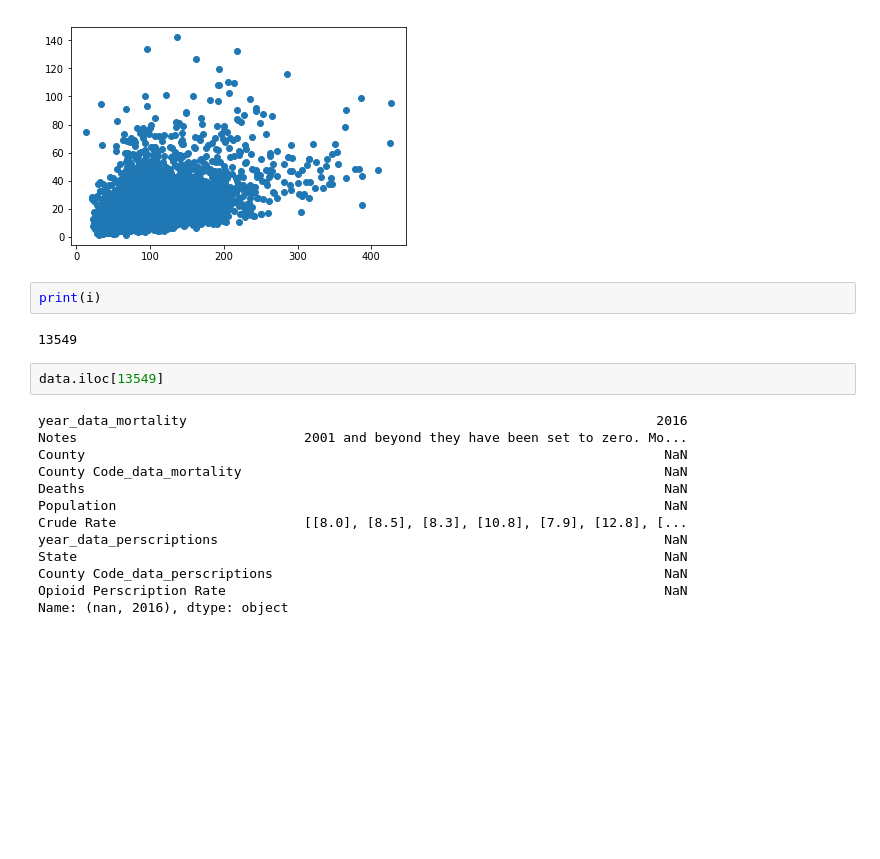
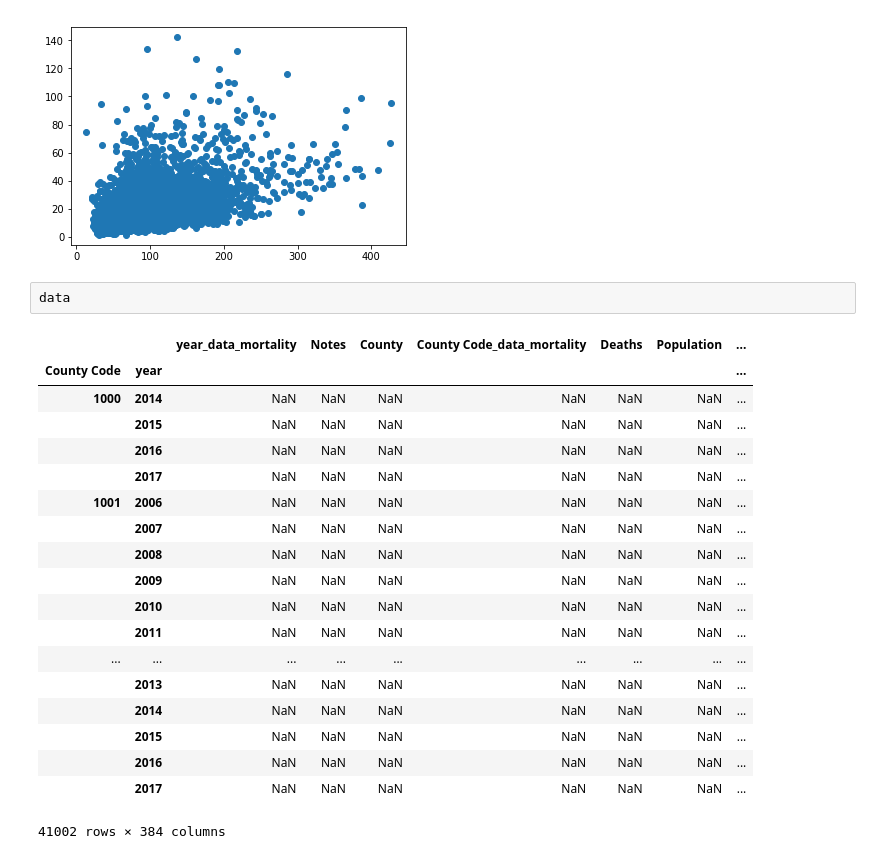
Before and after one commit to conservasian/opi-nope, a Jupyter notebook: compile_data.ipynb, the cells around one changed output. Saved outputs shown, nothing was run; the diff lists cells and outputs as text; blank space fills up the shorter version.

```diff
--- a/compile_data.ipynb
+++ b/compile_data.ipynb
@@ -214,22 +215,25 @@ plt.scatter(data['Opioid Perscription Rate'], data['Crude Rate'])
 # %% [output]
 <matplotlib.collections.PathCollection at 0x...>
 [figure]
-# %%
-print(i)
-# %% [output]
-13549
 # %%
-data.iloc[13549]
+data
 # %% [output]
+|  |  | year_data_mortality | Notes | County | County Code_data_mortality | Deaths | Population | ... |
+| County Code | year |  |  |  |  |  |  | ... |
+| 1000 | 2014 | NaN | NaN | NaN | NaN | NaN | NaN | ... |
+|  | 2015 | NaN | NaN | NaN | NaN | NaN | NaN | ... |
+|  | 2016 | NaN | NaN | NaN | NaN | NaN | NaN | ... |
+|  | 2017 | NaN | NaN | NaN | NaN | NaN | NaN | ... |
+| 1001 | 2006 | NaN | NaN | NaN | NaN | NaN | NaN | ... |
+|  | 2007 | NaN | NaN | NaN | NaN | NaN | NaN | ... |
+|  | 2008 | NaN | NaN | NaN | NaN | NaN | NaN | ... |
+|  | 2009 | NaN | NaN | NaN | NaN | NaN | NaN | ... |
+|  | 2010 | NaN | NaN | NaN | NaN | NaN | NaN | ... |
+|  | 2011 | NaN | NaN | NaN | NaN | NaN | NaN | ... |
+| ... | ... | ... | ... | ... | ... | ... | ... | ... |
+|  | 2013 | NaN | NaN | NaN | NaN | NaN | NaN | ... |
+|  | 2014 | NaN | NaN | NaN | NaN | NaN | NaN | ... |
+|  | 2015 | NaN | NaN | NaN | NaN | NaN | NaN | ... |
+|  | 2016 | NaN | NaN | NaN | NaN | NaN | NaN | ... |
+|  | 2017 | NaN | NaN | NaN | NaN | NaN | NaN | ... |
-year_data_mortality                                                            2016
-Notes                             2001 and beyond they have been set to zero. Mo...
-County                                                                          NaN
-County Code_data_mortality                                                      NaN
-Deaths                                                                          NaN
-Population                                                                      NaN
-Crude Rate                        [[8.0], [8.5], [8.3], [10.8], [7.9], [12.8], [...
-year_data_perscriptions                                                         NaN
-State                                                                           NaN
-County Code_data_perscriptions                                                  NaN
-Opioid Perscription Rate                                                        NaN
-Name: (nan, 2016), dtype: object
+41002 rows × 384 columns
```
Also changed, not shown: parts of 3 cells of this notebook, 9 other files.
